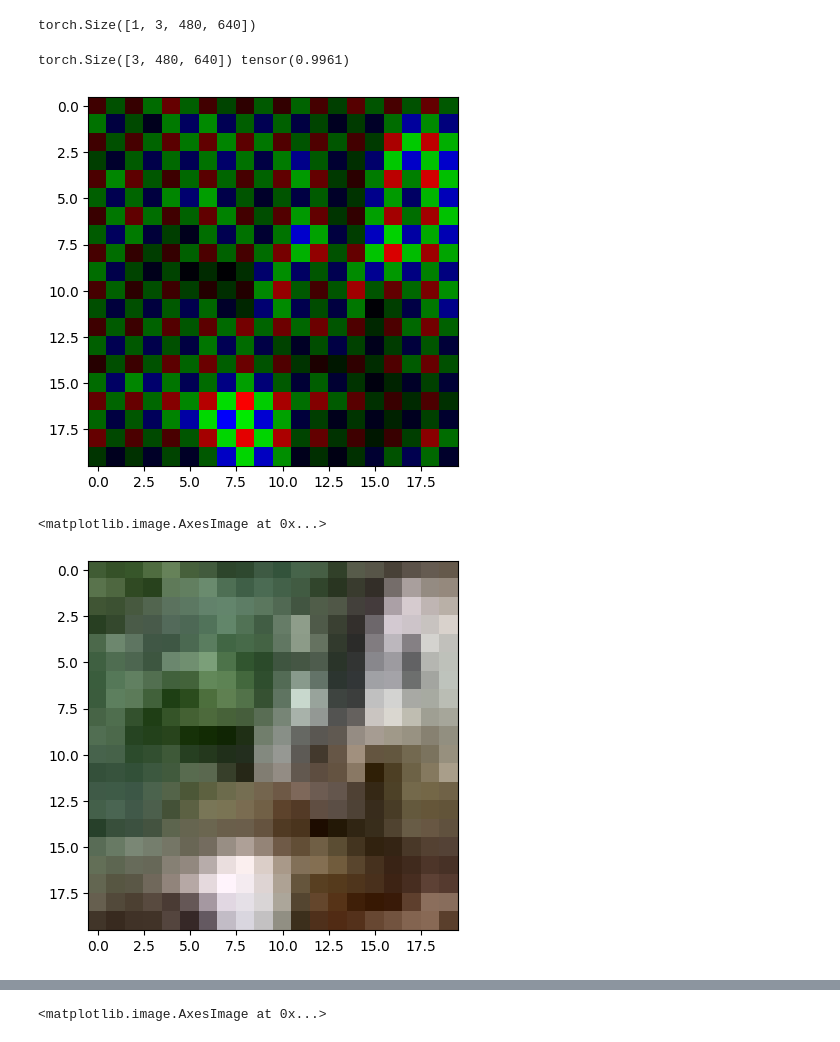
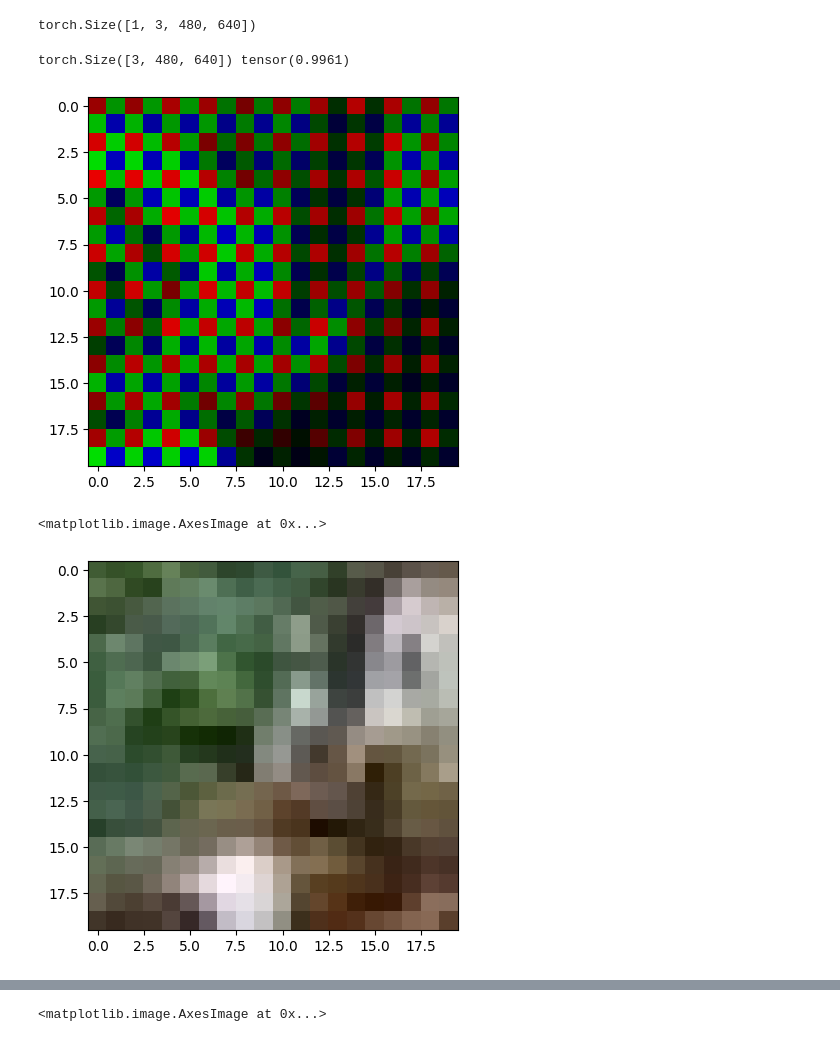
Before and after one commit to GustavMH/cfa-raw, a Jupyter notebook: notebooks/bayer.ipynb, the cells around one changed output, grey strips where cells are left out. Drawn from its saved outputs; the diff is of its cells as text; code cells hidden in the pictures.

```diff
--- a/notebooks/bayer.ipynb
+++ b/notebooks/bayer.ipynb
@@ -24,17 +24,17 @@ def sparse_ones(shape, coords):
 # %%
 rgb_k = sparse_ones((4,3,2,2), [(0,0,0,0),(1,1,0,1),(2,2,1,1),(3,1,1,0)])
 
 img_down   = F.conv2d          (img_tensor, stride=2, weight=rgb_k)
 img_up     = F.conv_transpose2d(img_down,   stride=2, weight=rgb_k)
 img_sensor = img_up.squeeze() * (1/256)
 print(img_sensor.shape, img_sensor.max())
 
-plt.imshow(crop(img_sensor, 100, 100, 20, 20).permute(1,2,0))
+plt.imshow(crop(img_sensor, 400, 200, 20, 20).permute(1,2,0))
 plt.show()
 plt.imshow(crop(img, 100, 100, 20, 20).squeeze().permute(1,2,0))
 # %% [output]
 torch.Size([3, 480, 640]) tensor(0.9961)
-[figure, old version]
+[figure, new version]
 <matplotlib.image.AxesImage at 0x...>
 [figure]
 # %%
```
Also changed, not shown: parts of 2 cells of this notebook.
